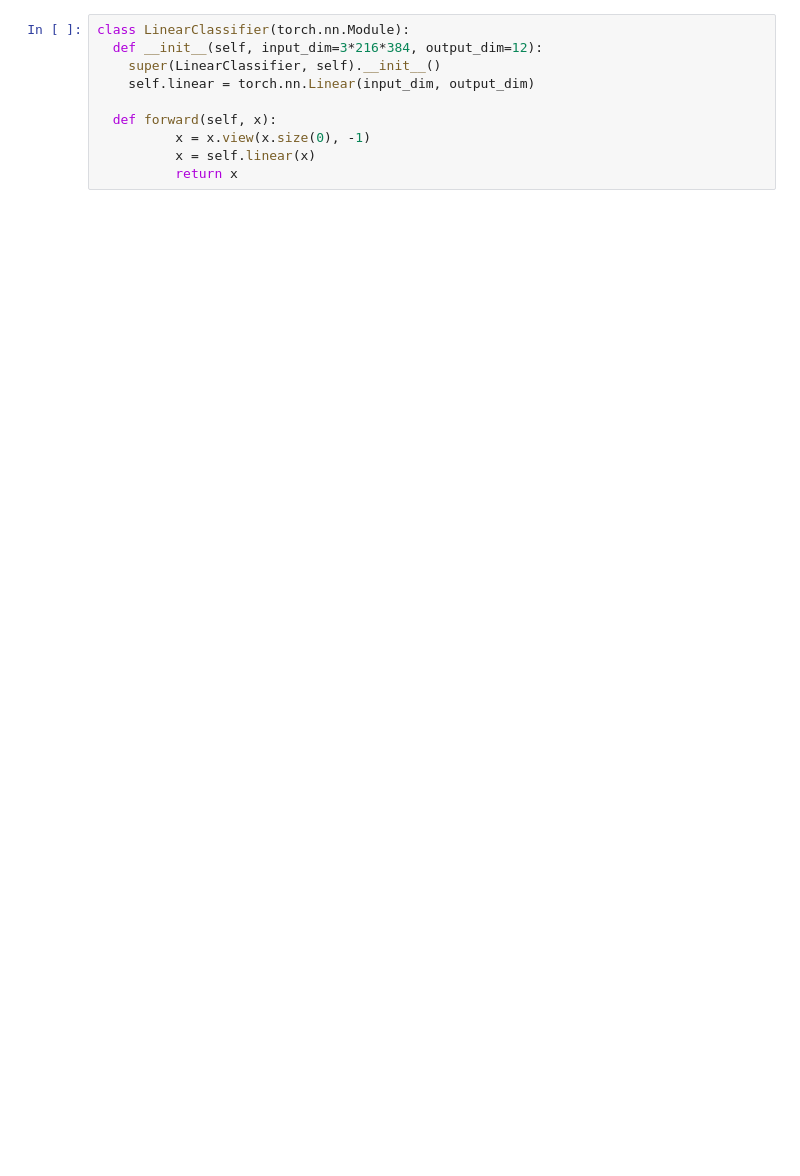
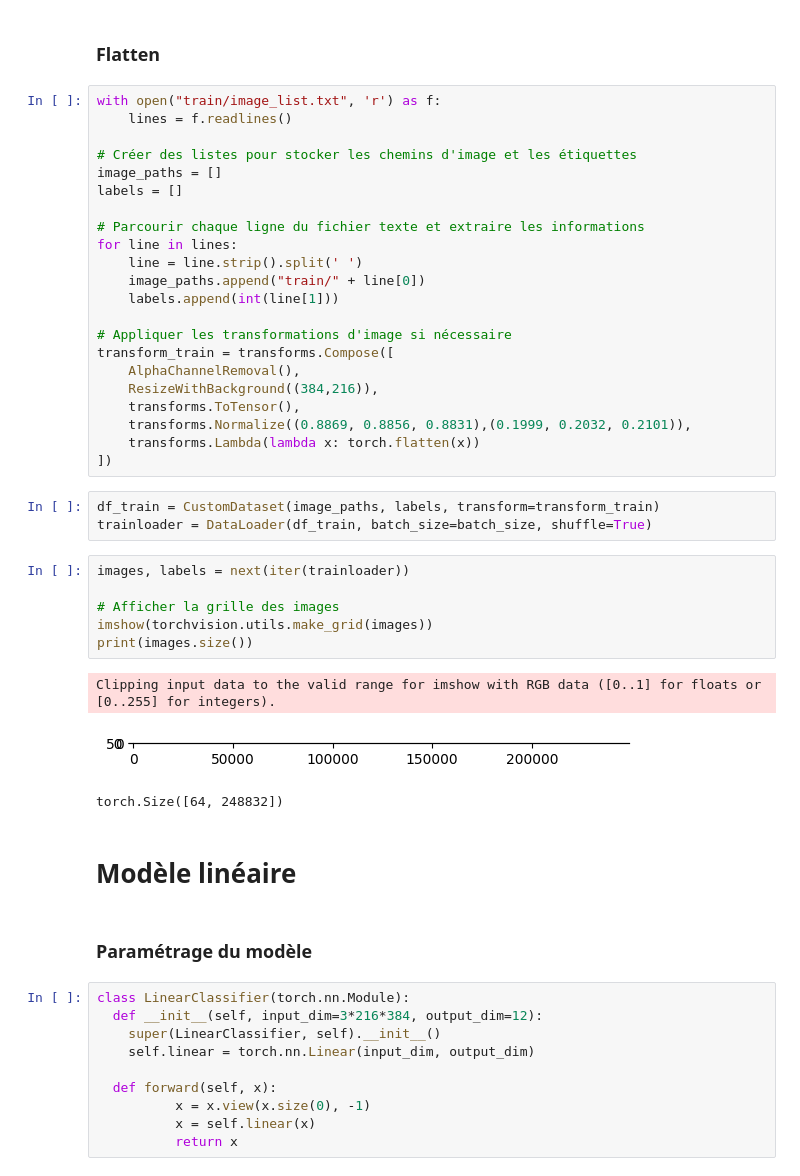
Before and after one commit to Stenaxo/RL_online_transfer, a Jupyter notebook: classification_linéaire.ipynb, the cells around one changed output. Drawn from its saved outputs; the diff is of its cells as text; blank space fills up the shorter version.

```diff
--- a/classification_linéaire.ipynb
+++ b/classification_linéaire.ipynb
@@ -27,3 +223,44 @@ plt.imshow(img.permute(1, 2, 0).numpy())
+# %% [markdown]
+### Flatten
+# %%
+with open("train/image_list.txt", 'r') as f:
+    lines = f.readlines()
+
+# Créer des listes pour stocker les chemins d'image et les étiquettes
+image_paths = []
+labels = []
+
+# Parcourir chaque ligne du fichier texte et extraire les informations
+for line in lines:
+    line = line.strip().split(' ')
+    image_paths.append("train/" + line[0])
+    labels.append(int(line[1]))
+
+# Appliquer les transformations d'image si nécessaire
+transform_train = transforms.Compose([
+    AlphaChannelRemoval(),
+    ResizeWithBackground((384,216)),
+    transforms.ToTensor(),
+    transforms.Normalize((0.8869, 0.8856, 0.8831),(0.1999, 0.2032, 0.2101)),
+    transforms.Lambda(lambda x: torch.flatten(x))
+])
+# %%
+df_train = CustomDataset(image_paths, labels, transform=transform_train)
+trainloader = DataLoader(df_train, batch_size=batch_size, shuffle=True)
+# %%
+images, labels = next(iter(trainloader))
+
+# Afficher la grille des images
+imshow(torchvision.utils.make_grid(images))
+print(images.size())
+# %% [output]
+Clipping input data to the valid range for imshow with RGB data ([0..1] for floats or [0..255] for integers).
+[figure, added]
+torch.Size([64, 248832])
+# %% [markdown]
+# Modèle linéaire
+# %% [markdown]
+### Paramétrage du modèle
 # %%
 class LinearClassifier(torch.nn.Module):
   def __init__(self, input_dim=3*216*384, output_dim=12):
```
Also changed, not shown: parts of 40 cells of this notebook, 2 other files.
